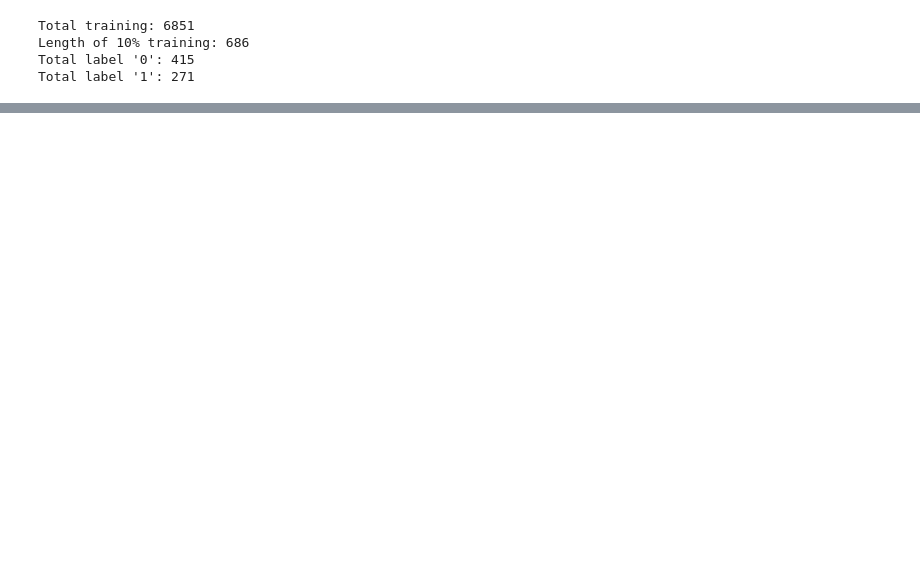
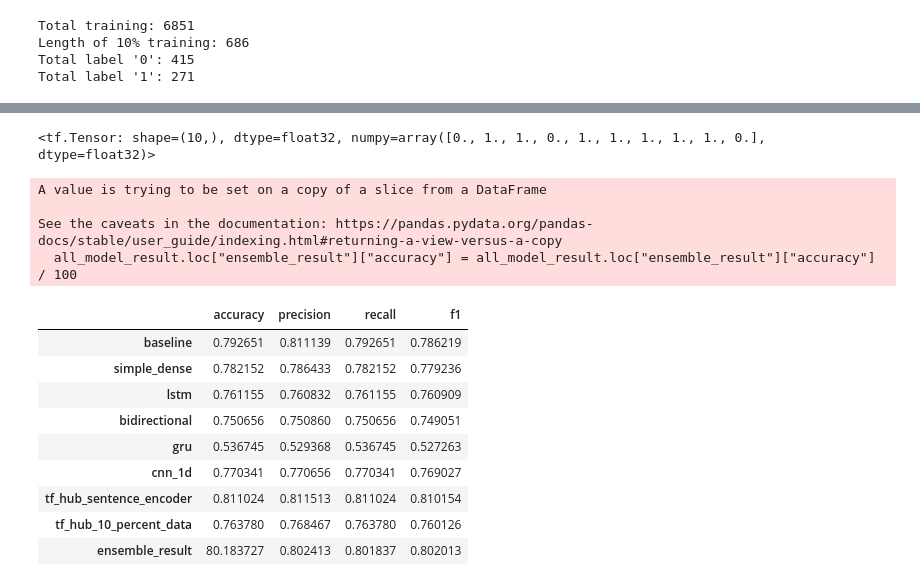
Before and after one commit to christopher192/deep-learning-tensorflow-pytorch, a Jupyter notebook: natural-language-processing-introduction.ipynb, the cells around one changed output, grey strips where cells are left out. Cells and saved outputs as stored; diff of their text form; code cells hidden in the pictures; blank space fills up the shorter version.

```diff
--- a/natural-language-processing-introduction.ipynb
+++ b/natural-language-processing-introduction.ipynb
@@ -794,0 +938,34 @@ Baseline f1: 0.79, New f1: 0.77, Difference: -0.011514378152116644
+# %%
+### Find maxima along the second axis for base model
+baseline_pred_prob = np.max(first_model.predict_proba(val_sentence), axis = 1)
+
+### Combine all probability of selected models
+### Squeeze probability of LSTM and pretrained for combination
+combined_pred_prob = baseline_pred_prob + tf.squeeze(second_model_pred_prob, axis = 1) + tf.squeeze(seventh_model_pred_prob)
+
+### Average by 3 and round the value
+combined_pred = tf.round(combined_pred_prob/ 3)
+combined_pred[:10]
+# %% [output]
+<tf.Tensor: shape=(10,), dtype=float32, numpy=array([0., 1., 1., 0., 1., 1., 1., 1., 1., 0.], dtype=float32)>
+# %%
+ensemble_result = performance_metrics(val_label, combined_pred)
+
+all_model_result.loc["ensemble_result"] = ensemble_result
+all_model_result.loc["ensemble_result"]["accuracy"] = all_model_result.loc["ensemble_result"]["accuracy"] / 100
+all_model_result
+# %% [output]
+A value is trying to be set on a copy of a slice from a DataFrame
+
+See the caveats in the documentation: https://pandas.pydata.org/pandas-docs/stable/user_guide/indexing.html#returning-a-view-versus-a-copy
+  all_model_result.loc["ensemble_result"]["accuracy"] = all_model_result.loc["ensemble_result"]["accuracy"] / 100
+|  | accuracy | precision | recall | f1 |
+| baseline | 0.792651 | 0.811139 | 0.792651 | 0.786219 |
+| simple_dense | 0.782152 | 0.786433 | 0.782152 | 0.779236 |
+| lstm | 0.761155 | 0.760832 | 0.761155 | 0.760909 |
+| bidirectional | 0.750656 | 0.750860 | 0.750656 | 0.749051 |
+| gru | 0.536745 | 0.529368 | 0.536745 | 0.527263 |
+| cnn_1d | 0.770341 | 0.770656 | 0.770341 | 0.769027 |
+| tf_hub_sentence_encoder | 0.811024 | 0.811513 | 0.811024 | 0.810154 |
+| tf_hub_10_percent_data | 0.763780 | 0.768467 | 0.763780 | 0.760126 |
+| ensemble_result | 80.183727 | 0.802413 | 0.801837 | 0.802013 |
```
Also changed, not shown: parts of 47 cells of this notebook, 27 other files.
